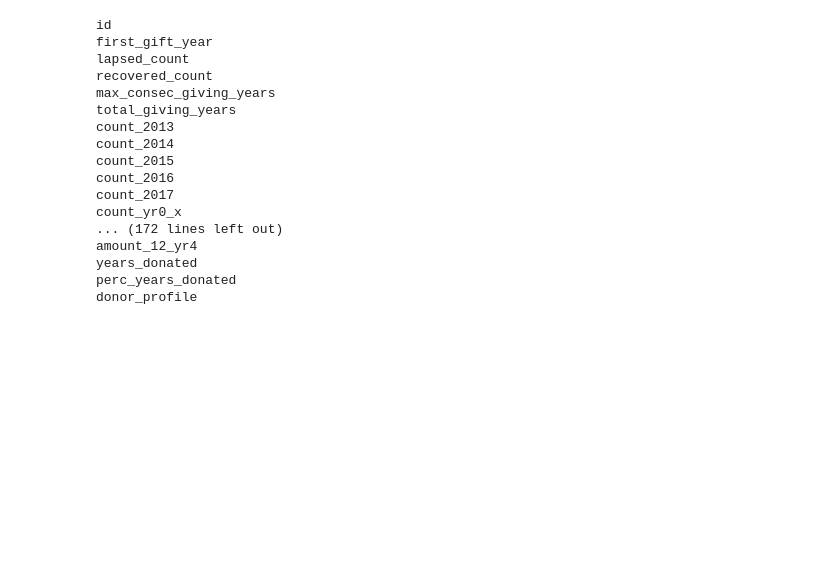
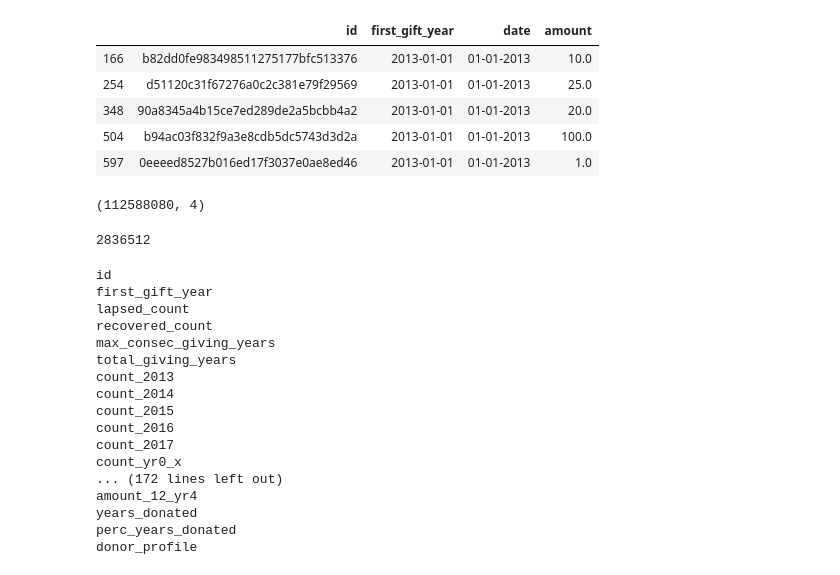
Before and after one commit to erinmarieanderson/donations, a Jupyter notebook: notebooks/donation_export_cohort_create_dataframes-Copy1.ipynb, the cells around one changed output. Saved outputs shown, nothing was run; the diff lists cells and outputs as text; code cells hidden in the pictures; blank space fills up the shorter version.

```diff
--- a/notebooks/donation_export_cohort_create_dataframes-Copy1.ipynb
+++ b/notebooks/donation_export_cohort_create_dataframes-Copy1.ipynb
@@ -18,0 +241,2 @@ donations_13to17=pd.read_pickle('donations1_13to17.pkl')
+# %%
+melted_sample1=melted_sample.query('amount > 0')
@@ -18,0 +255,9 @@ donations_13to17=pd.read_pickle('donations1_13to17.pkl')
+# %%
+melted_sample1.head()
+# %% [output]
+|  | id | first_gift_year | date | amount |
+| 166 | b82dd0fe983498511275177bfc513376 | 2013-01-01 | 01-01-2013 | 10.0 |
+| 254 | d51120c31f67276a0c2c381e79f29569 | 2013-01-01 | 01-01-2013 | 25.0 |
+| 348 | 90a8345a4b15ce7ed289de2a5bcbb4a2 | 2013-01-01 | 01-01-2013 | 20.0 |
+| 504 | b94ac03f832f9a3e8cdb5dc5743d3d2a | 2013-01-01 | 01-01-2013 | 100.0 |
+| 597 | 0eeeed8527b016ed17f3037e0ae8ed46 | 2013-01-01 | 01-01-2013 | 1.0 |
@@ -18,0 +450,8 @@ donations_13to17=pd.read_pickle('donations1_13to17.pkl')
+# %%
+melted_sample1.shape
+# %% [output]
+(112588080, 4)
+# %%
+melted_sample1.query('amount > 0').count()['id']
+# %% [output]
+2836512
```
Also changed, not shown: parts of 17 cells of this notebook, 3 other files.
